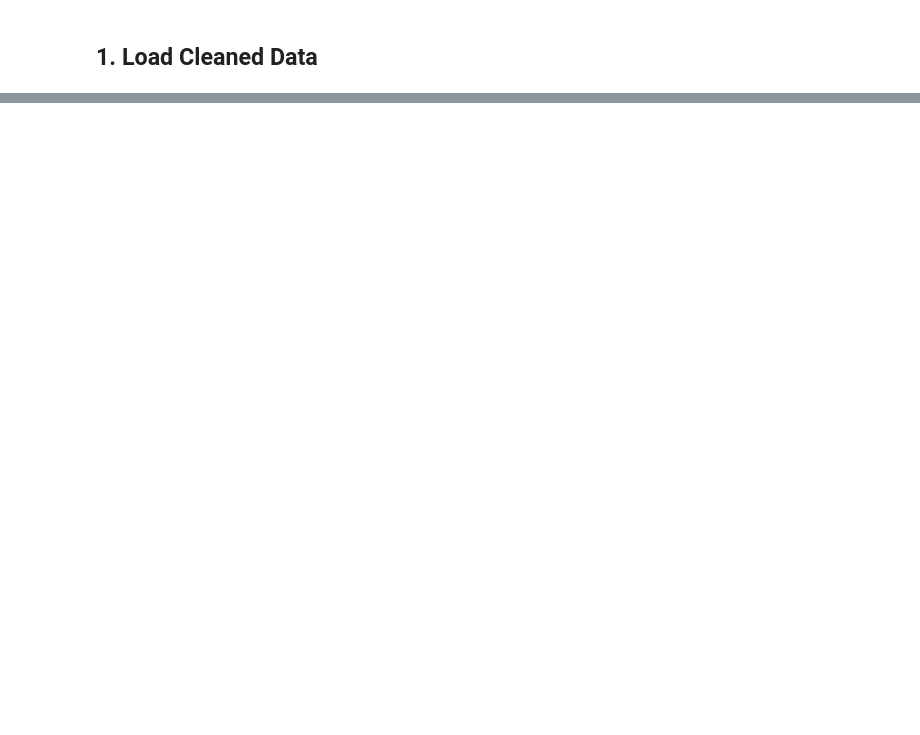
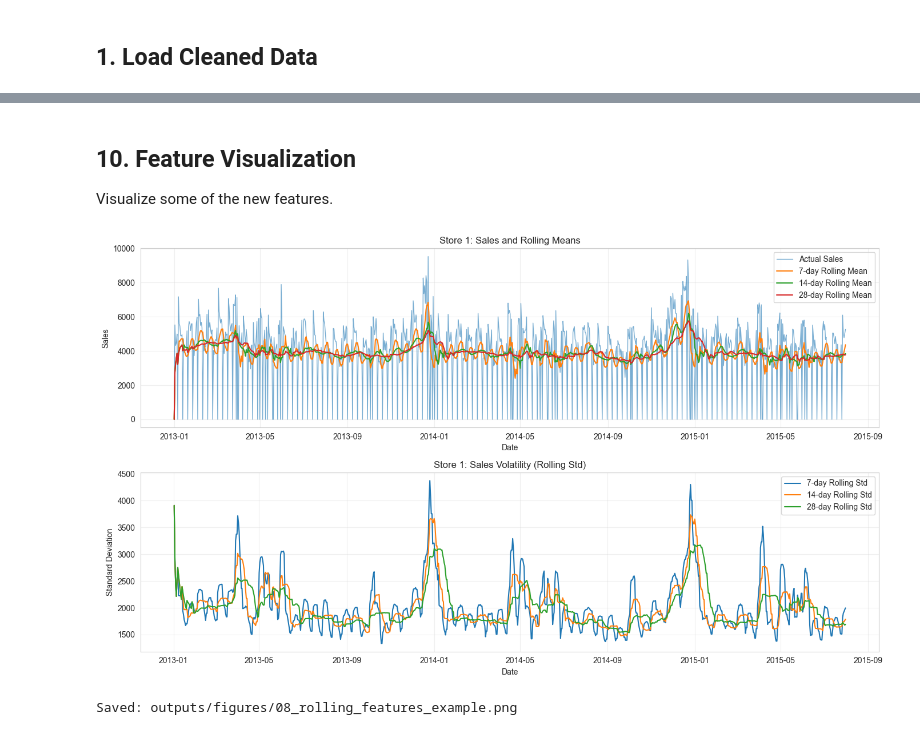
Before and after one commit to bradleyboehmke/rossmann-forecasting, a Jupyter notebook: notebooks/02-feature-engineering.ipynb, the cells around one changed output, grey strips where cells are left out. Cells and saved outputs as stored; diff of their text form; code cells hidden in the pictures; blank space fills up the shorter version.

```diff
--- a/notebooks/02-feature-engineering.ipynb
+++ b/notebooks/02-feature-engineering.ipynb
@@ -38,0 +50,8 @@ This notebook creates features for the Rossmann forecasting models.
+# %%
+# Load cleaned data from Phase 1
+df = read_parquet('../data/processed/train_clean.parquet')
+
+print(f"Loaded data shape: {df.shape}")
+print(f"Date range: {df['Date'].min()} to {df['Date'].max()}")
+print(f"Number of stores: {df['Store'].nunique()}")
+print(f"\nColumns: {list(df.columns)}")
@@ -38,0 +333,11 @@ This notebook creates features for the Rossmann forecasting models.
+# %%
+# Alternative: Build all features at once
+# (We'll use the step-by-step df_rolling from above, but showing this for reference)
+
+# df_featured = build_all_features(df, config=feature_config)
+
+# For this notebook, we'll use the step-by-step result
+df_featured = df_rolling.copy()
+
+print(f"\nFinal featured dataset shape: {df_featured.shape}")
+print(f"Total features created: {df_featured.shape[1] - df.shape[1]}")
@@ -38,0 +391,42 @@ This notebook creates features for the Rossmann forecasting models.
+# %% [markdown]
+## 10. Feature Visualization
+
+Visualize some of the new features.
+# %%
+# Plot rolling features for a sample store
+sample_store_data = df_featured[df_featured['Store'] == sample_store].copy()
+
+fig, axes = plt.subplots(2, 1, figsize=(14, 8))
+
+# Actual sales vs rolling means
+axes[0].plot(sample_store_data['Date'], sample_store_data['Sales'],
+             label='Actual Sales', alpha=0.6, linewidth=1)
+for window in [7, 14, 28]:
+    axes[0].plot(sample_store_data['Date'],
+                 sample_store_data[f'Sales_RollingMean_{window}'],
+                 label=f'{window}-day Rolling Mean', linewidth=1.5)
+axes[0].set_xlabel('Date')
+axes[0].set_ylabel('Sales')
+axes[0].set_title(f'Store {sample_store}: Sales and Rolling Means')
+axes[0].legend()
+axes[0].grid(True, alpha=0.3)
+
+# Rolling standard deviations
+for window in [7, 14, 28]:
+    axes[1].plot(sample_store_data['Date'],
+                 sample_store_data[f'Sales_RollingStd_{window}'],
+                 label=f'{window}-day Rolling Std', linewidth=1.5)
+axes[1].set_xlabel('Date')
+axes[1].set_ylabel('Standard Deviation')
+axes[1].set_title(f'Store {sample_store}: Sales Volatility (Rolling Std)')
+axes[1].legend()
+axes[1].grid(True, alpha=0.3)
+
+plt.tight_layout()
+plt.savefig('../outputs/figures/08_rolling_features_example.png', dpi=300, bbox_inches='tight')
+plt.show()
+
+print("Saved: outputs/figures/08_rolling_features_example.png")
+# %% [output]
+[figure, added]
+Saved: outputs/figures/08_rolling_features_example.png
```
Also changed, not shown: parts of 39 cells of this notebook, 4 other files.
